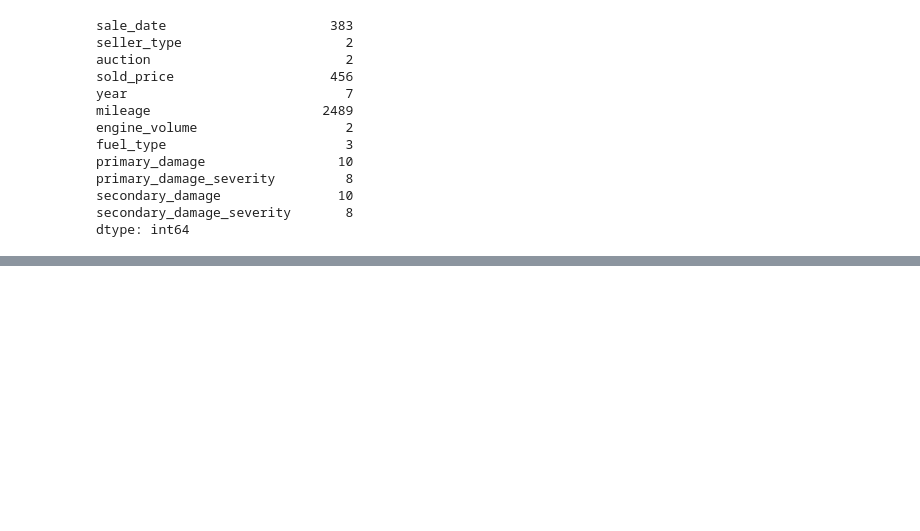
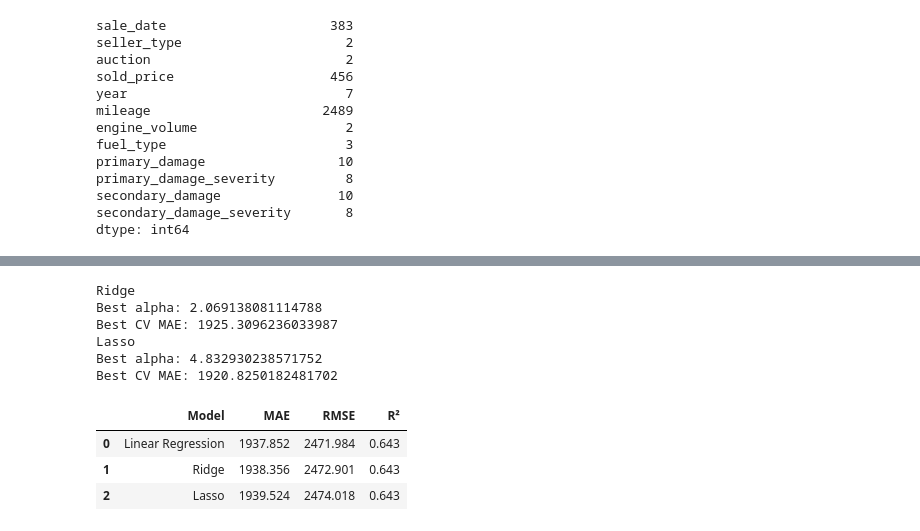
Before and after one commit to harutbdo/toyota-camry-price-prediciton, a Jupyter notebook: main.ipynb, the cells around one changed output, grey strips where cells are left out. Cells and saved outputs as stored; diff of their text form; code cells hidden in the pictures; blank space fills up the shorter version.

Commit message:
complete preprocessing validation tuning

```diff
--- a/main.ipynb
+++ b/main.ipynb
@@ -259,0 +439,68 @@ df_camry.to_csv("camry_cleaned.csv", index=False)
+# %%
+alphas = np.logspace(-3, 4, 20)
+
+results = {}
+
+for name, model in {
+    "Ridge": Ridge(),
+    "Lasso": Lasso(max_iter=50000)
+}.items():
+
+    pipeline = Pipeline([
+        ("preprocessor", preprocessor),
+        ("model", model)
+    ])
+
+    search = GridSearchCV(
+        pipeline,
+        param_grid={"model__alpha": alphas},
+        cv=5,
+        scoring="neg_mean_absolute_error",
+        n_jobs=-1
+    )
+
+    search.fit(X_train, y_train)
+
+    results[name] = search
+
+    print(f"{name}")
+    print("Best alpha:", search.best_params_["model__alpha"])
+    print("Best CV MAE:", -search.best_score_)
+# %% [output]
+Ridge
+Best alpha: 2.069138081114788
+Best CV MAE: 1925.3096236033987
+Lasso
+Best alpha: 4.832930238571752
+Best CV MAE: 1920.8250182481702
+# %%
+validation_models = {
+    "Linear Regression": linear_pipeline,
+    "Ridge": results["Ridge"].best_estimator_,
+    "Lasso": results["Lasso"].best_estimator_
+}
+
+validation_results = []
+
+for name, model in validation_models.items():
+    predictions = model.predict(X_val)
+
+    validation_results.append({
+        "Model": name,
+        "MAE": mean_absolute_error(y_val, predictions),
+        "RMSE": mean_squared_error(y_val, predictions) ** 0.5,
+        "R²": r2_score(y_val, predictions)
+    })
+
+validation_comparison = (
+    pd.DataFrame(validation_results)
+    .sort_values("MAE")
+    .reset_index(drop=True)
+)
+
+validation_comparison.round(3)
+# %% [output]
+|  | Model | MAE | RMSE | R² |
+| 0 | Linear Regression | 1937.852 | 2471.984 | 0.643 |
+| 1 | Ridge | 1938.356 | 2472.901 | 0.643 |
+| 2 | Lasso | 1939.524 | 2474.018 | 0.643 |
```
Also changed, not shown: parts of 12 cells of this notebook, 1 other file.
